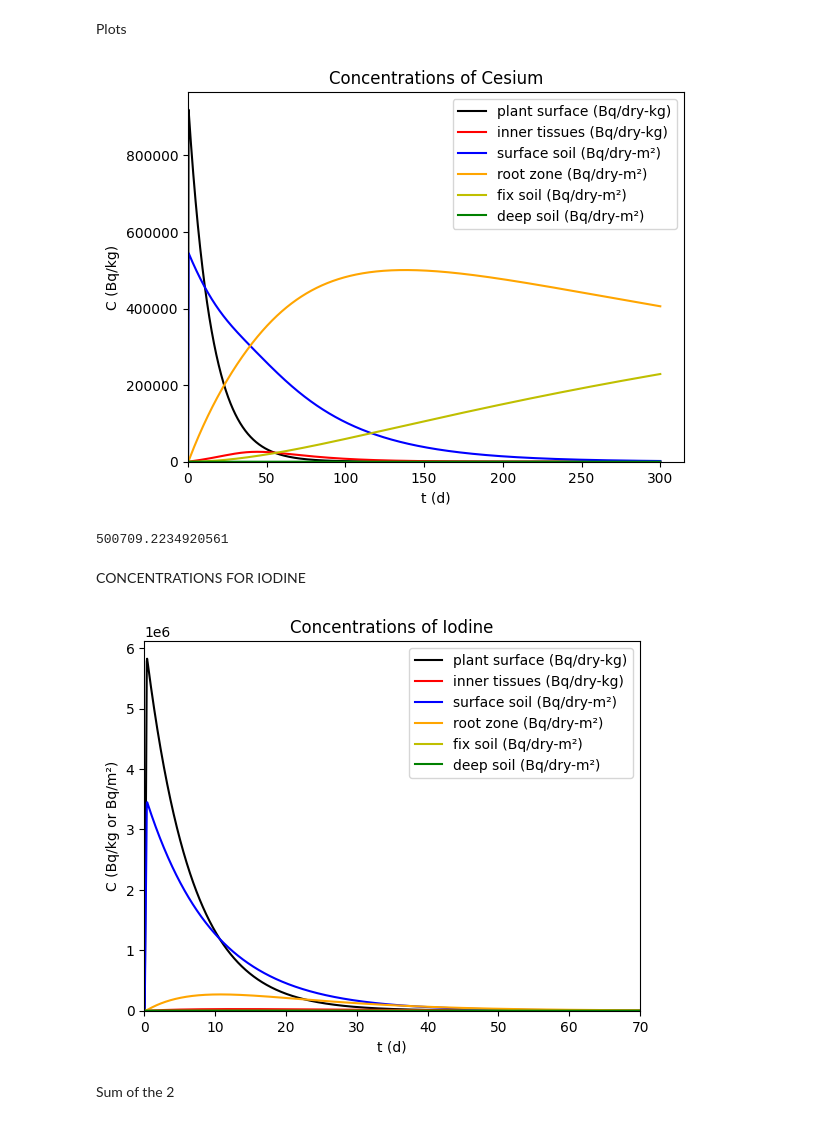
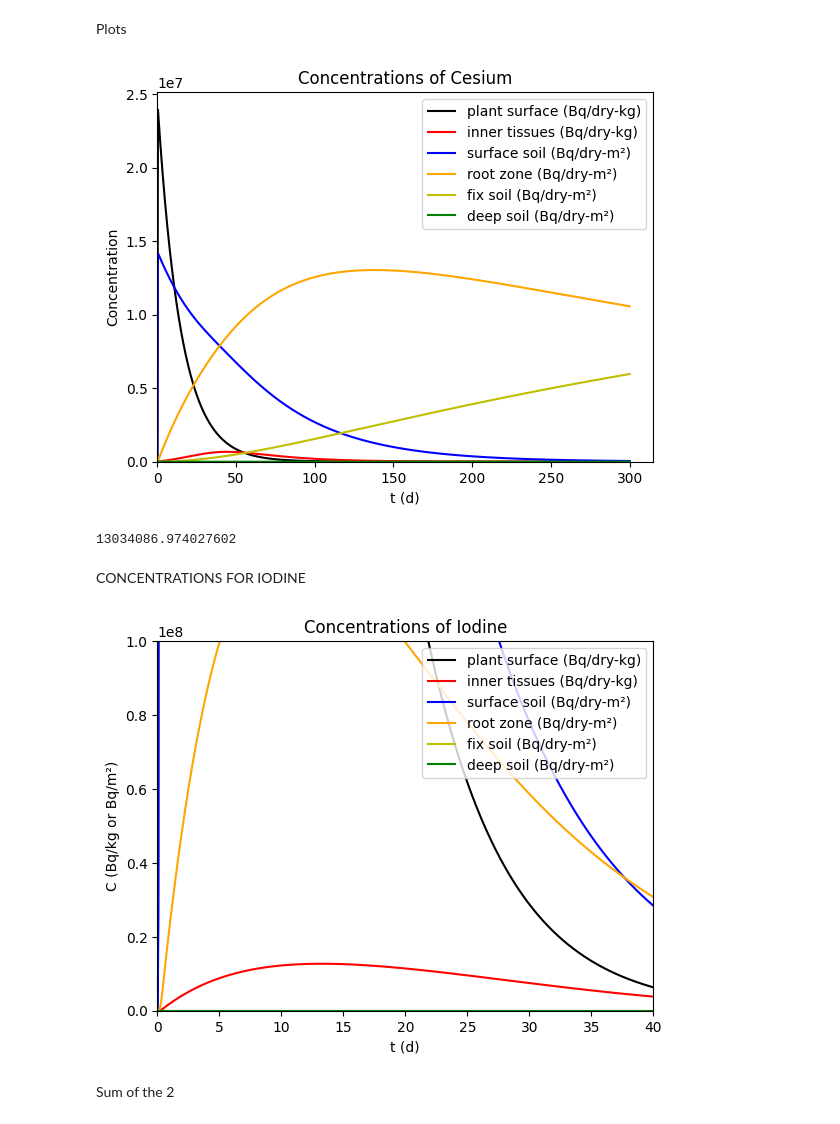
Before and after one commit to Raistlin11123/EI_Los_Angeles, a Jupyter notebook: main2.0.ipynb, the cells around one changed output. Saved outputs shown, nothing was run; the diff lists cells and outputs as text; code cells hidden in the pictures.

Commit message:
with correct source term

```diff
--- a/main2.0.ipynb
+++ b/main2.0.ipynb
@@ -20,9 +20,36 @@ Input
 # %%
 C_air_cs = np.zeros(n+1)
 C_air_i = np.zeros(n+1)
+C_air_generic = np.zeros(n+1)
+# source term :
 
-C_air_cs[:12] = [3.2*10**2, 3.2*10**3, 3.2*10**4, 3.2*10**4, 3.2*10**4, 3.2*10**4, 3.2*10**4, 3.2*10**4, 3.2*10**4, 3.2*10**3, 3.2*10**2, 0] # Concentration in the air (Bq/m^3)
-C_air_i[:12] = [3.2*10**2, 3.2*10**3, 3.2*10**4, 3.2*10**4, 3.2*10**4, 3.2*10**4, 3.2*10**4, 3.2*10**4, 3.2*10**4, 3.2*10**3, 3.2*10**2, 0] # Concentration in the air (Bq/m^3)
+# from the study of the Source term (see report 3.3)
+# Cs - 137 : 8.33*10^7 GBq
+# I - 131 : 1.51*10^9 GBq
+A_Cs_released = 8.33*10**16 #(Bq)
+A_I_released = 1.51*10**18 #(Bq)
+
+# some constants
+T_Cs = 30.08*365.25*24*3600
+T_I = 8.02*24*3600
+M_cs = 137
+M_i = 131
+N_Av = 6.022 * (10**23)
+
+# We convert the activity released into a mass, to use the generic data of Hysplit
+
+mass_cs_released = A_Cs_released * T_Cs / np.log(2) / N_Av * M_cs / 1000 # kg released
+mass_i_released = A_I_released * T_I/ np.log(2) / N_Av * M_i / 1000 #kg released
+
+# at the studied point :
+C_air_generic[:12] = [10**(-7), 10**(-6), 10**(-5), 10**(-5), 10**(-5), 10**(-5), 10**(-5), 10**(-5), 10**(-5), 10**(-6), 10**(-7), 0] # Generic concentratiion, based on 1 kg released, in mg/m3
+C_air_cs_mass = C_air_generic*mass_cs_released #mg/m3
+C_air_i_mass = C_air_generic*mass_i_released #mg/m3
+
+#Finally we obtain our initial conditions for both isotopes
+
+C_air_cs = C_air_cs_mass / 1000 / M_cs * N_Av * np.log(2) / T_Cs #in Bq / m3
+C_air_i =  C_air_i_mass / 1000 / M_i * N_Av * np.log(2) / T_I #in Bq / m3
 # %% [markdown]
 Parameters
 # %%
@@ -164,23 +191,23 @@ Plots
 # %%
 #Plot
 plt.plot(t, X1_cs, color='black', label = 'plant surface (Bq/dry-kg)')
 plt.plot(t, X2_cs, color='r', label = 'inner tissues (Bq/dry-kg)')
 plt.plot(t, X3_cs, color='blue', label = 'surface soil (Bq/dry-m²)')
 plt.plot(t, X4_cs, color='orange', label = 'root zone (Bq/dry-m²)')
 plt.plot(t, X5_cs, color='y', label = 'fix soil (Bq/dry-m²)')
 plt.plot(t, X6_cs, color='g', label = 'deep soil (Bq/dry-m²)')
 plt.title('Concentrations of Cesium')
 plt.xlabel('t (d)')
 plt.xlim(left=0)
 plt.ylim(bottom = 0)
-plt.ylabel('C (Bq/kg)')
+plt.ylabel('Concentration')
 plt.legend(loc = 'upper right')
 plt.show()
 
 print(max(X4_cs))
 # %% [output]
-[figure, old version]
+[figure, new version]
-500709.2234920561
+13034086.974027602
 # %% [markdown]
 CONCENTRATIONS FOR IODINE
 # %%
@@ -241,13 +268,13 @@ plt.plot(t, X5_i, color='y', label = 'fix soil (Bq/dry-m²)')
 plt.plot(t, X6_i, color='g', label = 'deep soil (Bq/dry-m²)')
 plt.title('Concentrations of Iodine')
 plt.xlabel('t (d)')
-plt.xlim(left=0, right=70)
-plt.ylim(bottom = 0)
+plt.xlim(left=0, right=40)
+plt.ylim(bottom = 0, top=10**8)
 plt.ylabel('C (Bq/kg or Bq/m²)')
 plt.legend(loc = 'upper right')
 plt.show()
 # %% [output]
-[figure, old version]
+[figure, new version]
 # %% [markdown]
 Sum of the 2
 # %%
```
Also changed, not shown: parts of 6 cells of this notebook, 4 other files.
